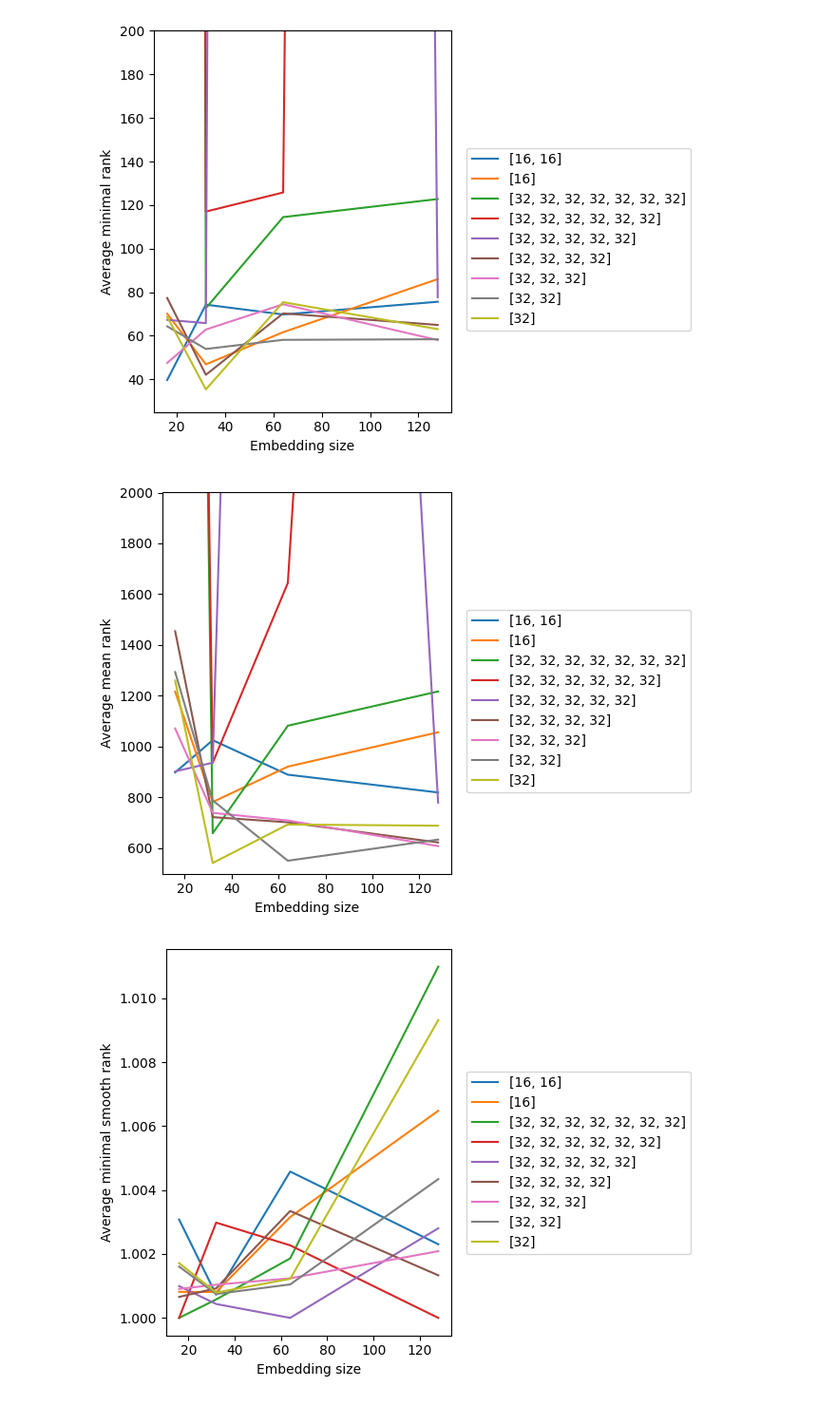
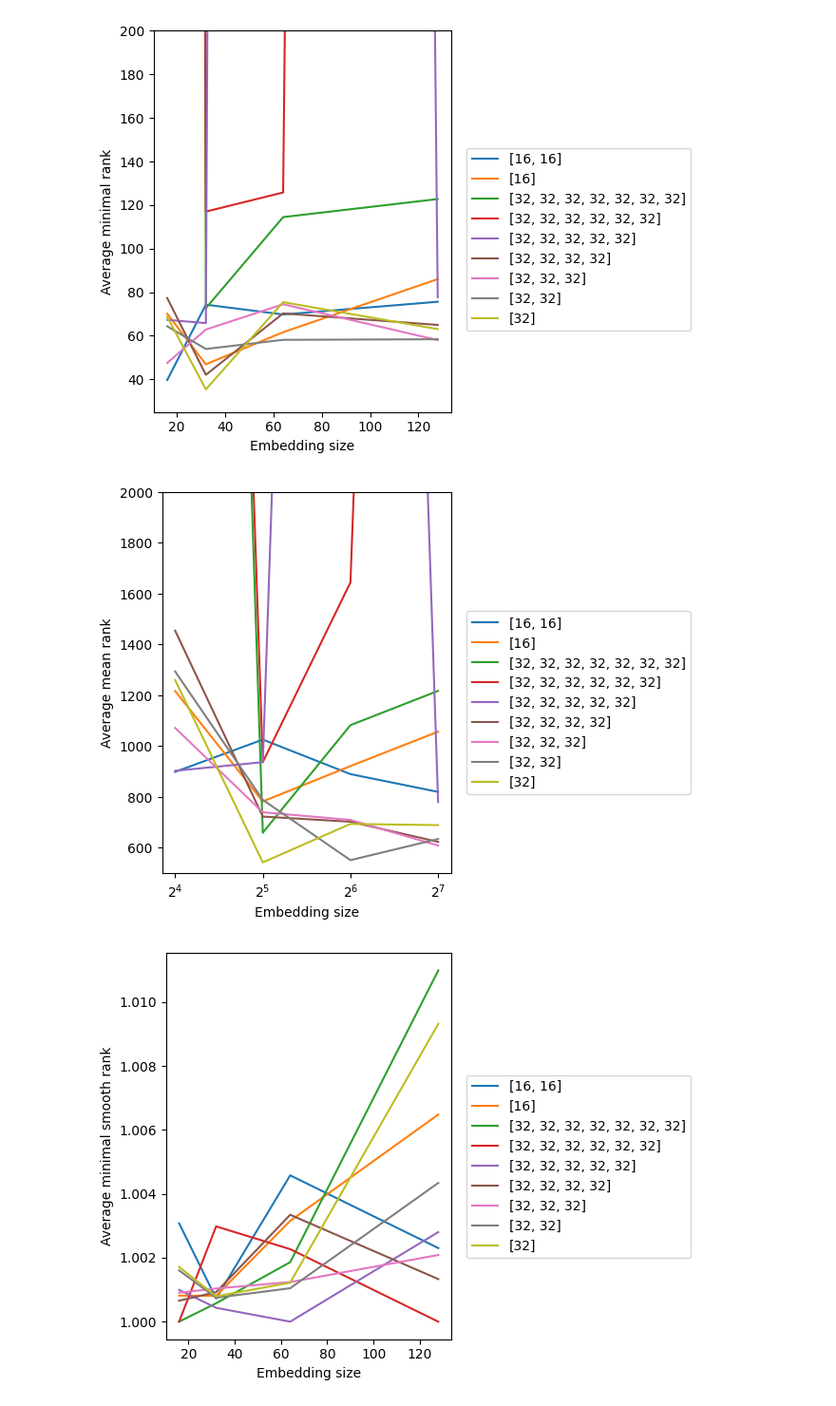
Before and after one commit to nikerzetic/mlfmf-data, a Jupyter notebook: experiment_analysis.ipynb, the cells around one changed output. Shown at 95% size. Drawn from its saved outputs; the diff is of its cells as text; code cells hidden in the pictures.

```diff
--- a/experiment_analysis.ipynb
+++ b/experiment_analysis.ipynb
@@ -248,19 +370,3 @@ GNN_results.sort_values("avg_mean_smooth_rank").head(5)[
 ## Comparison with all other models
 # %% [markdown]
 ## An assortment of graphs
-# %%
-for N in GNN_results.n_epochs.unique():
-    criterion1 = (
-        (GNN_results["hidden_size"] == "[32, 32]")
-        & (GNN_results["out_size"] == 32)
-        & (GNN_results["n_epochs"] == N)
-    )
-    plt.plot(
-        GNN_results[criterion1]["embeddings_size"],
-        GNN_results[criterion1]["area_under_roc"],
-        label=N,
-    )
-plt.legend()
-plt.title("Influence of training epochs number for [32, 32], 32")
-plt.xlabel("Embedding size")
-plt.ylabel("Area under ROC")
@@ -270,18 +372,0 @@ Text(0, 0.5, 'Area under ROC')
-# %%
-for N in GNN_results.out_size.unique():
-    criterion1 = (
-        (GNN_results["hidden_size"] == "[32, 32]")
-        & (GNN_results["out_size"] == N)
-        & (GNN_results["n_epochs"] == 20000)
-    )
-    if GNN_results[criterion1].empty:
-        continue
-    plt.plot(
-        GNN_results[criterion1]["embeddings_size"],
-        GNN_results[criterion1]["area_under_roc"],
-        label=N,
-    )
-plt.legend()
-plt.title("Influence of outpul layer size for [32, 32]")
-plt.xlabel("Embedding size")
-plt.ylabel("Area under ROC")
@@ -326,7 +481,4 @@ plt.show()
 # %%
-GNN_results = GNN_results.sort_values(["embeddings_size", "hidden_size"])
-code2seq_results = code2seq_results.sort_values("embeddings_size")
-
 fig, ax = plt.subplots(ncols=1)
 ax = plt.subplot(111)
 for h in GNN_results.hidden_size.unique():
@@ -414,7 +566,7 @@ for h, o in itertools.product(
         GNN_results[criterion1]["area_under_roc"],
         # label=f"{h}, {o}",
         color=color_map[h],
-        linestyle=line_map[o]
+        linestyle=line_map[o],
     )
 plt.plot(
     code2seq_results["embeddings_size"],
@@ -427,7 +579,7 @@ plt.plot(
 plt.title("")
 plt.xlabel("Embedding size")
 plt.ylabel("Area under ROC")
-plt.ylim(0.8,1.0)
+plt.ylim(0.8, 1.0)
 
 fig.legend(loc=5)
 fig.tight_layout()
@@ -495,31 +646,32 @@ plt.show()
 # %%
 fig, ax = plt.subplots(ncols=1)
 ax = plt.subplot(111)
 for h in GNN_results.hidden_size.unique():
     criterion1 = (
         (GNN_results["hidden_size"] == h)
         & (GNN_results["out_size"] == 32)
         # & (GNN_results["out_size"] != 16)
         & (GNN_results["n_epochs"] == 20000)
     )
     if GNN_results[criterion1].empty:
         continue
     plt.plot(
         GNN_results[criterion1]["embeddings_size"],
         GNN_results[criterion1]["avg_mean_rank"],
         label=h,
     )
 plt.title("")
 plt.xlabel("Embedding size")
 plt.ylabel("Average mean rank")
-plt.ylim(500,2000)
+plt.ylim(500, 2000)
 
 fig.legend(loc=5)
 fig.tight_layout()
 fig.subplots_adjust(right=0.6)
+ax.set_xscale("log", base=2)
 plt.show()
 # %% [output]
-[figure, old version]
+[figure, new version]
 # %%
 fig, ax = plt.subplots(ncols=1)
 ax = plt.subplot(111)
```
Also changed, not shown: parts of 30 cells of this notebook.
